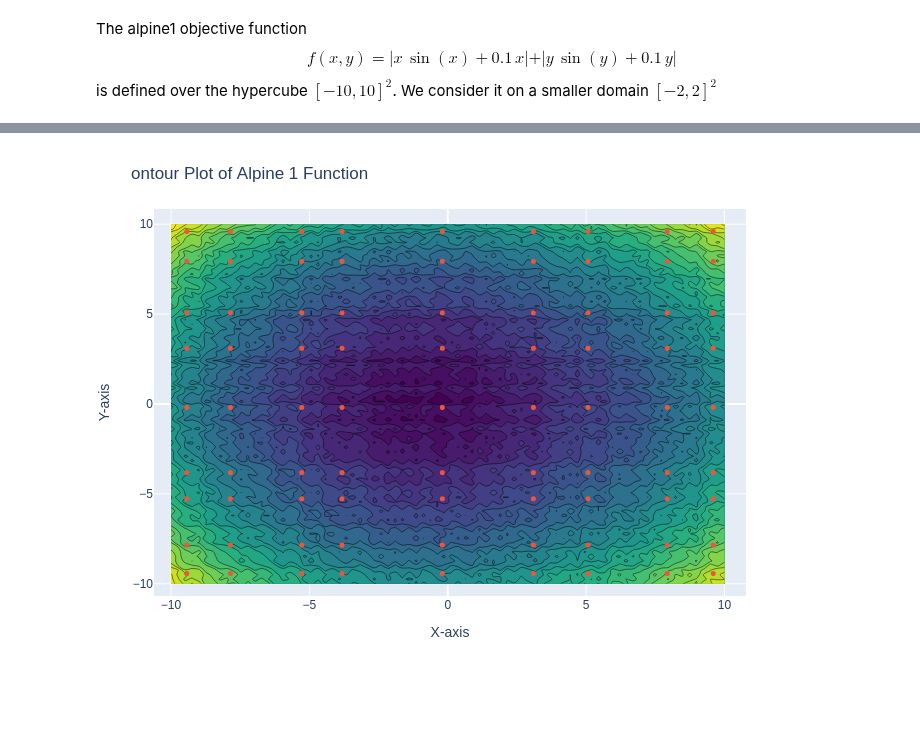
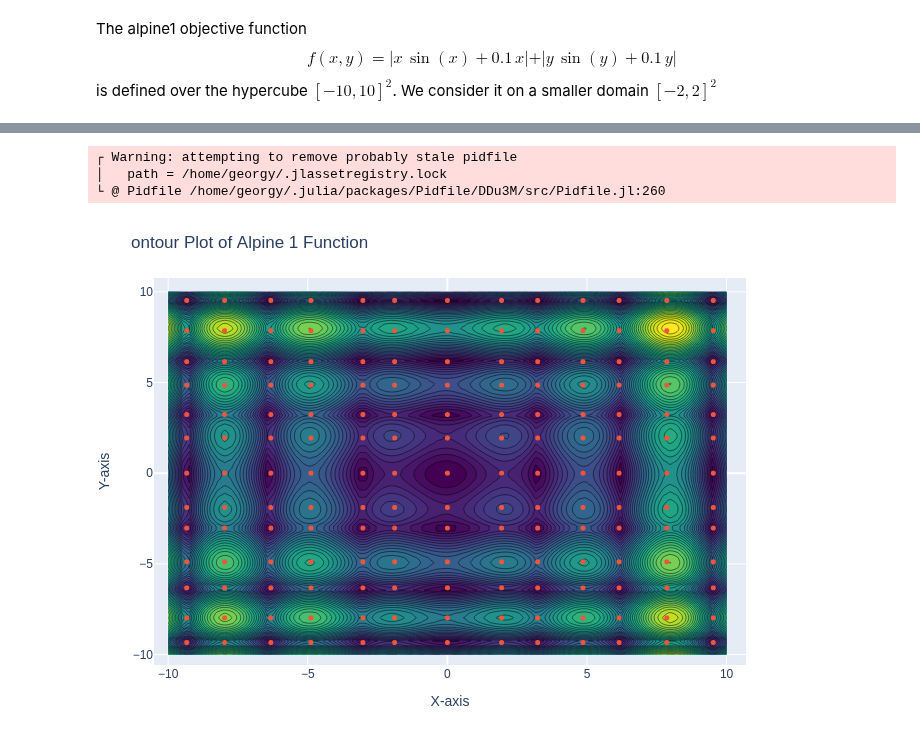
Before and after one commit to gescholt/Globtim.jl, a Jupyter notebook: Examples/alpine.ipynb, the cells around one changed output, grey strips where cells are left out. Saved outputs shown, nothing was run; the diff lists cells and outputs as text; code cells hidden in the pictures; blank space fills up the shorter version.

```diff
--- a/Examples/alpine.ipynb
+++ b/Examples/alpine.ipynb
@@ -81,33 +97,36 @@ df = DataFrame(x=scale_factor * h_x, y=scale_factor * h_y, z=h_z) # Create a Dat
 # %%
 using PlotlyJS, Colors
 # Generate the grid and evaluate the function
 N = 80  # resolution of the grid
 x = range(-scale_factor, scale_factor, length=N)
 y = range(-scale_factor, scale_factor, length=N)
-z = [tref([xi, yi]) for yi in y, xi in x]
+z = [f([xi, yi]) for yi in y, xi in x]
 
 #Scatter plot the critical points of the approximant
 scatter_traces = [scatter(x=df.x, y=df.y, mode="markers", marker_size=5, name="Critical Points")]
 
 # Create the contour plot
 cp = contour(x=x, y=y, z=z, ncontours=40, colorscale="Viridis", showscale=false)
 
 # Combine contour plot and scatter traces
 all_traces = [cp; scatter_traces...]
 
 # Customize layout to handle legend groups
 layout = Layout(
     title="ontour Plot of Alpine 1 Function",
     xaxis_title="X-axis",
     yaxis_title="Y-axis",
     legend=(tracegroupgap=10, groupclick="toggleitem"),
     height=800 # Increase the height to make room for the legend
 )
 
 # Display the combined plot with legend
 display(plot(all_traces, layout))
 # %% [output]
+┌ Warning: attempting to remove probably stale pidfile
+│   path = /home/georgy/.jlassetregistry.lock
+└ @ Pidfile /home/georgy/.julia/packages/Pidfile/DDu3M/src/Pidfile.jl:260
-[figure, old version]
+[figure, new version]
 # %%
 # Optimize the collected entries
 using Optim
```
Also changed, not shown: parts of 6 cells of this notebook, 8 other files.
